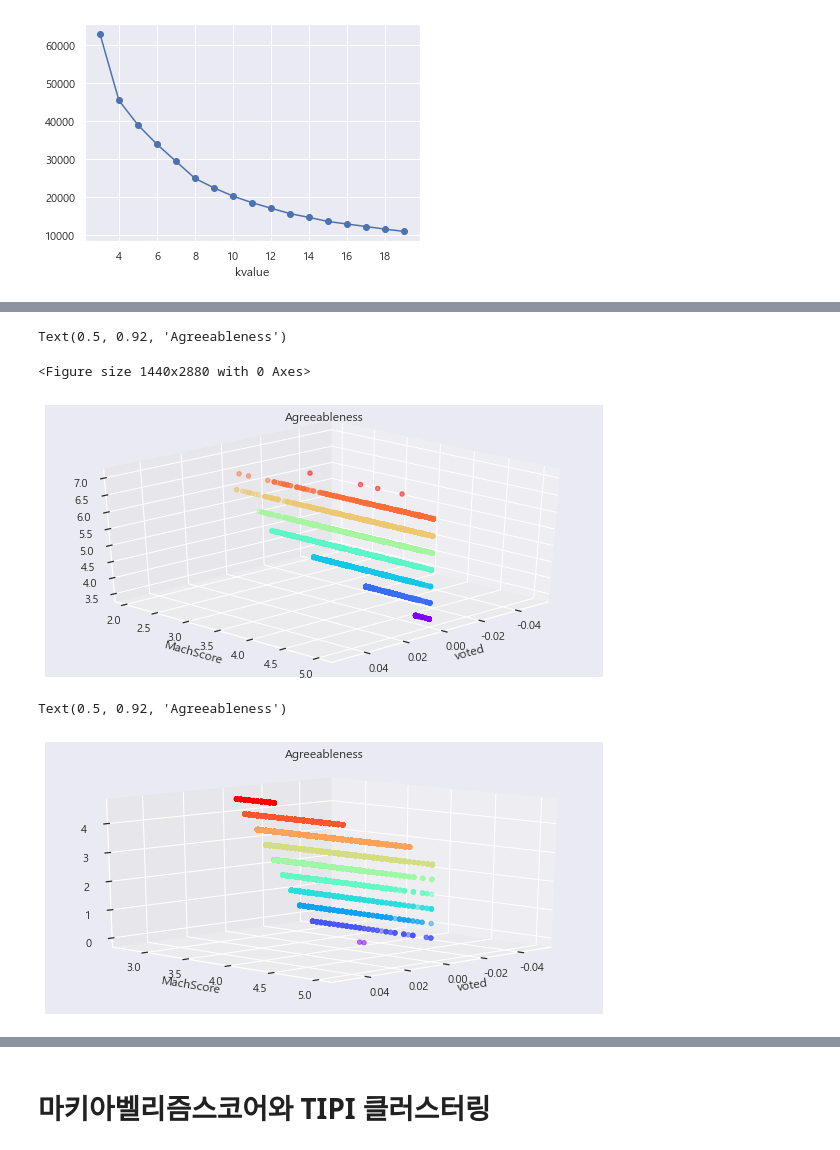
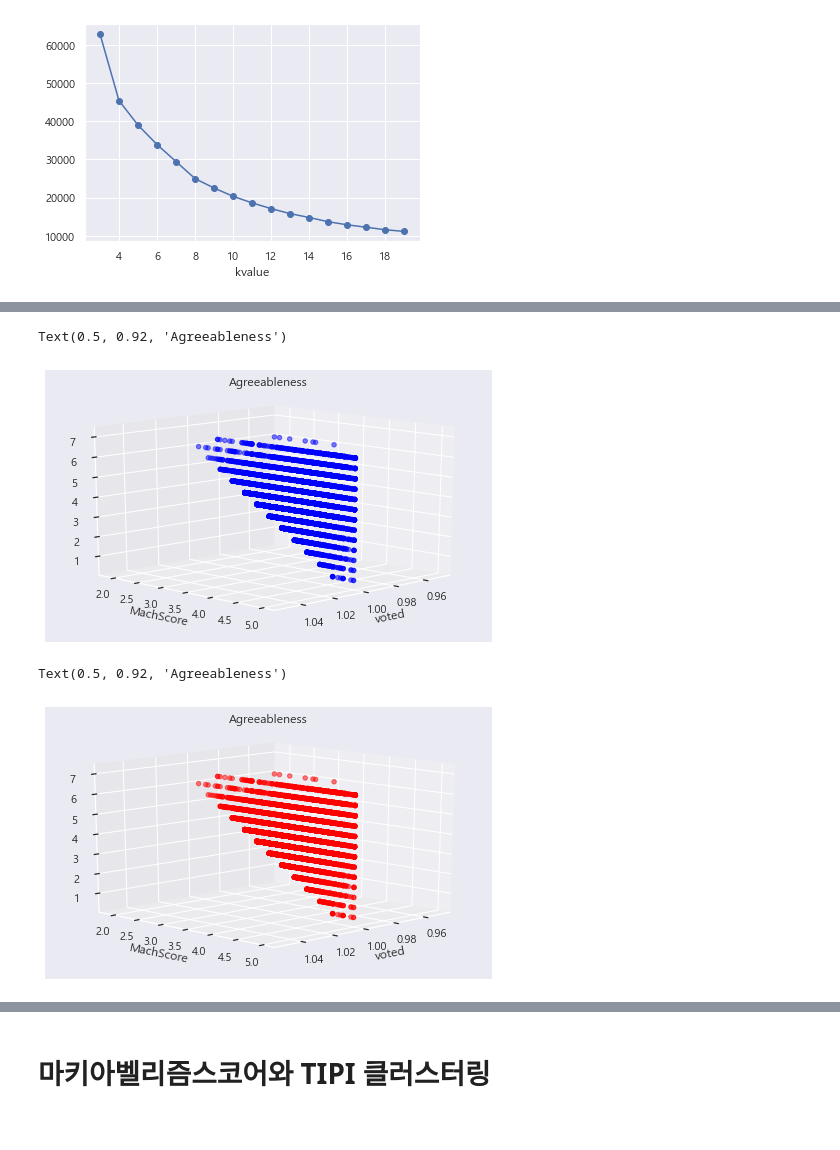
Before and after one commit to ineed-coffee/vote_prediction_from_Machiavellism_test, a Jupyter notebook: EDA/PoC/Clustering.ipynb, the cells around one changed output, grey strips where cells are left out. Cells and saved outputs as stored; diff of their text form; code cells hidden in the pictures.

```diff
--- a/EDA/PoC/Clustering.ipynb
+++ b/EDA/PoC/Clustering.ipynb
@@ -4,7 +9,7 @@ import numpy as np
 import matplotlib.pyplot as plt
 import seaborn as sns
 sns.set()
-data = pd.read_csv('train_preprocessed.csv')
+data = pd.read_csv('train_na_filled (1).csv')
 data.head()
 
 import matplotlib
@@ -14,7 +19,7 @@ if platform.system()=="Windows":
     font_name=font_manager.FontProperties(fname="c:/Windows/Fonts/malgun.ttf").get_name()
     rc('font', family=font_name)
 matplotlib.rcParams['axes.unicode_minus']=False
-
+np.random.seed(102)
 import warnings
 warnings.filterwarnings("ignore")
 # %%
@@ -146,35 +213,33 @@ subdata
 # %%
 from mpl_toolkits.mplot3d import Axes3D
-plt.figure(figsize = (20,40))
-zdata = subdata[subdata['k5'] ==0]
-fig = plt.figure(figsize=(10, 5))
-ax = fig.add_subplot(111, projection='3d')
+
+zdata = subdata[subdata['k5'] ==1]
+fig = plt.figure(figsize=(8, 5))
+ax = fig.add_subplot(111, projection='3d') # Axe3D object
 
 x = zdata.iloc[:,0]
 y = zdata.iloc[:,1]
 z = zdata.iloc[:,2]
-ax.scatter(x, y, z, c = z, s= 20, alpha=0.5, cmap=plt.cm.rainbow)
-ax.view_init(30, 45)
+ax.scatter(x, y, z, c = 'blue', s= 20, alpha=0.5)
+ax.view_init(15, 45)
 plt.xlabel('voted')
 plt.ylabel('MachScore')
 plt.title('Agreeableness')
-
 ## 0 번 클러스터 : 높은 마키아벨리즘 점수, 투표하지 않았음, 친화성이 낮다.
 # %% [output]
 Text(0.5, 0.92, 'Agreeableness')
-<Figure size 1440x2880 with 0 Axes>
-[figure, old version]
+[figure, new version]
 # %%
 from mpl_toolkits.mplot3d import Axes3D
 
 zdata = subdata[subdata['k5'] ==1]
-fig = plt.figure(figsize=(10, 5))
+fig = plt.figure(figsize=(8, 5))
 ax = fig.add_subplot(111, projection='3d') # Axe3D object
 
 x = zdata.iloc[:,0]
 y = zdata.iloc[:,1]
 z = zdata.iloc[:,2]
-ax.scatter(x, y, z, c = z, s= 20, alpha=0.5, cmap=plt.cm.rainbow)
+ax.scatter(x, y, z, c = 'red', s= 20, alpha=0.5)
 ax.view_init(15, 45)
 plt.xlabel('voted')
 plt.ylabel('MachScore')
@@ -182,7 +247,7 @@ plt.title('Agreeableness')
 # 1번 클러스터 높은 마키아벨리즘 점수, 투표함, 친화성이 높다.
 # %% [output]
 Text(0.5, 0.92, 'Agreeableness')
-[figure, old version]
+[figure, new version]
 # %%
 from mpl_toolkits.mplot3d import Axes3D
 zdata = subdata[subdata['k5'] ==2]
```
Also changed, not shown: parts of 13 cells of this notebook.
